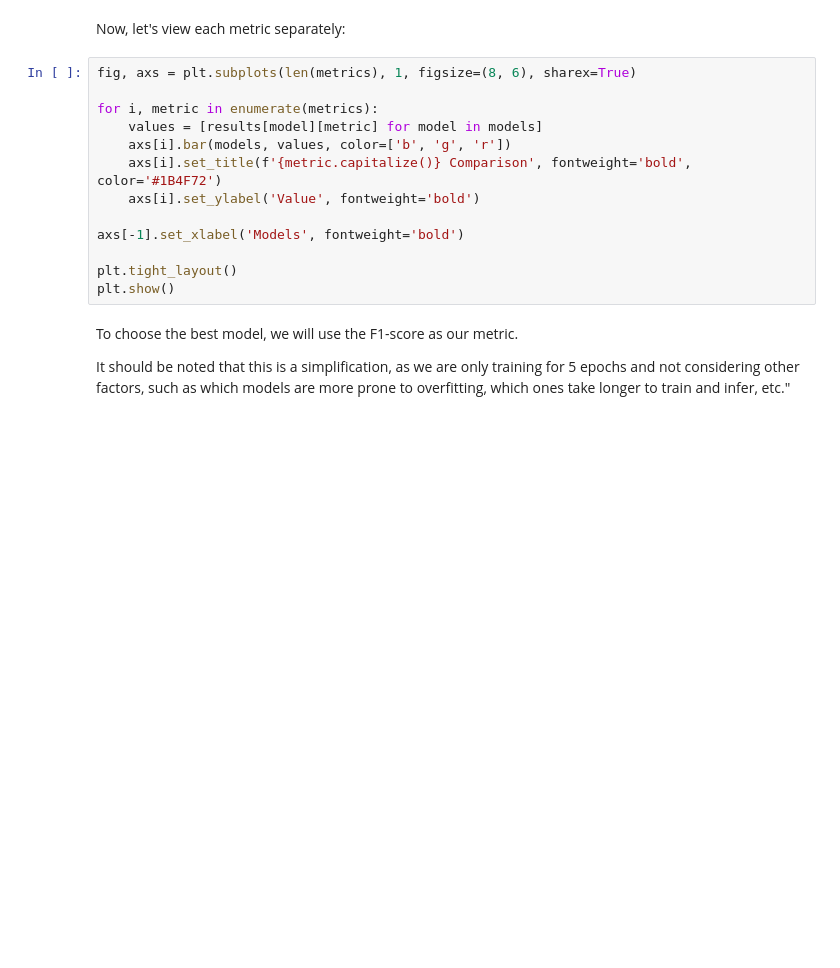
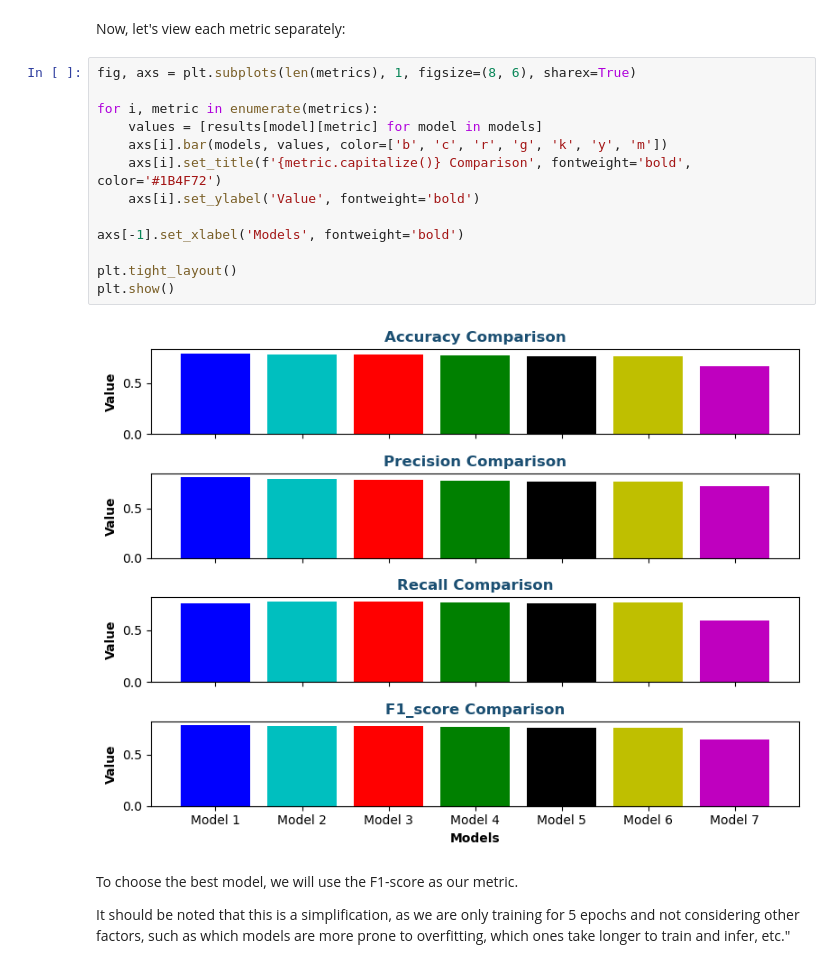
Before and after one commit to MNGARCIA085/NLP, a Jupyter notebook: Sentiment Analysis - COVID/Sentiment Analysis.ipynb, the cells around one changed output. Saved outputs shown, nothing was run; the diff lists cells and outputs as text; blank space fills up the shorter version.

```diff
--- a/Sentiment Analysis - COVID/Sentiment Analysis.ipynb
+++ b/Sentiment Analysis - COVID/Sentiment Analysis.ipynb
@@ -768,16 +908,18 @@ Now, let's view each metric separately:
 # %%
 fig, axs = plt.subplots(len(metrics), 1, figsize=(8, 6), sharex=True)
 
 for i, metric in enumerate(metrics):
     values = [results[model][metric] for model in models]
-    axs[i].bar(models, values, color=['b', 'g', 'r'])
+    axs[i].bar(models, values, color=['b', 'c', 'r', 'g', 'k', 'y', 'm'])
     axs[i].set_title(f'{metric.capitalize()} Comparison', fontweight='bold', color='#1B4F72')
     axs[i].set_ylabel('Value', fontweight='bold')
 
 axs[-1].set_xlabel('Models', fontweight='bold')
 
 plt.tight_layout()
 plt.show()
+# %% [output]
+[figure, added]
 # %% [markdown]
 To choose the best model, we will use the F1-score as our metric.
 
```
Also changed, not shown: parts of 73 cells of this notebook, 27 other files.
